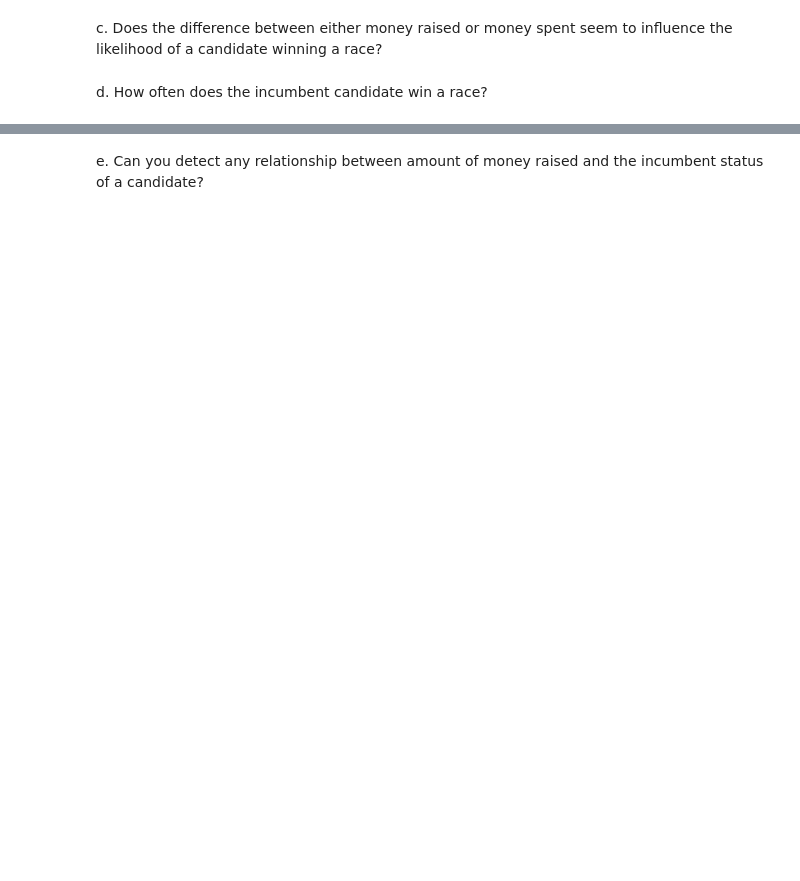
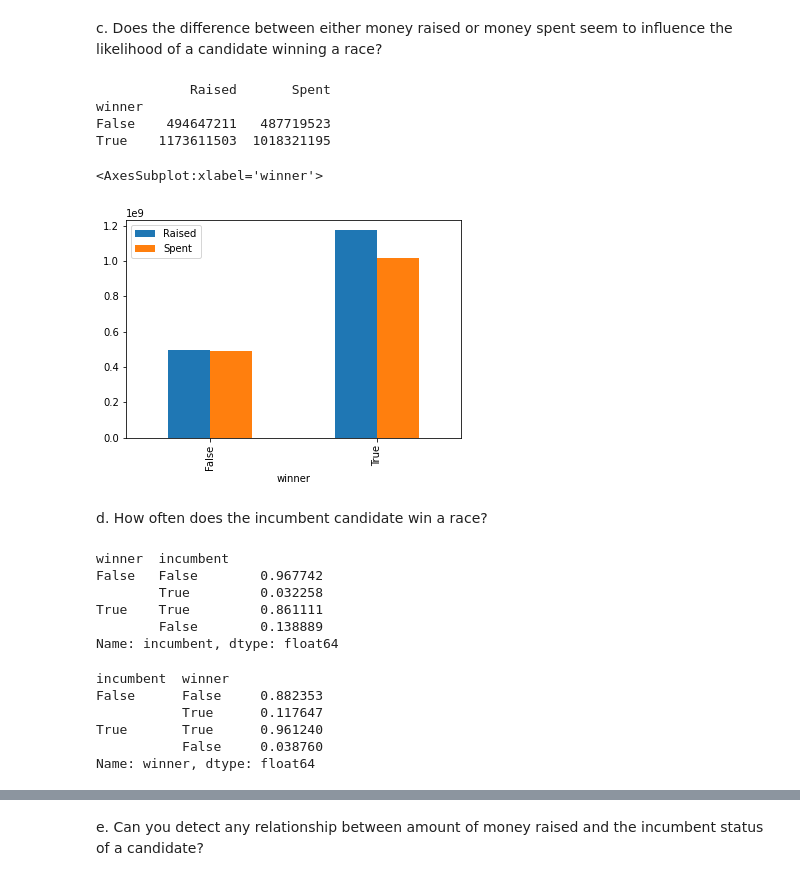
Before and after one commit to nedatahe/webscraping_open_secrets-blue-barracudas-1, a Jupyter notebook: notebooks/webscraping-project.ipynb, the cells around one changed output, grey strips where cells are left out. Drawn from its saved outputs; the diff is of its cells as text; code cells hidden in the pictures; blank space fills up the shorter version.

```diff
--- a/notebooks/webscraping-project.ipynb
+++ b/notebooks/webscraping-project.ipynb
@@ -445,4 +463,33 @@ sns.boxplot(data = final_table.sort_values(by = 'Spent', ascending = False), x =
 # %% [markdown]
 c. Does the difference between either money raised or money spent seem to influence the likelihood of a candidate winning a race?
+# %%
+money_by_winner = final_table.groupby('winner')['Raised', 'Spent'].agg(sum)
+print(money_by_winner)
+money_by_winner.plot(kind = 'bar')
+# %% [output]
+            Raised       Spent
+winner
+False    494647211   487719523
+True    1173611503  1018321195
+<AxesSubplot:xlabel='winner'>
+[figure, added]
 # %% [markdown]
 d. How often does the incumbent candidate win a race?
+# %%
+final_table.groupby('winner')['incumbent'].value_counts(normalize= True)
+# %% [output]
+winner  incumbent
+False   False        0.967742
+        True         0.032258
+True    True         0.861111
+        False        0.138889
+Name: incumbent, dtype: float64
+# %%
+final_table.groupby('incumbent')['winner'].value_counts(normalize= True)
+# %% [output]
+incumbent  winner
+False      False     0.882353
+           True      0.117647
+True       True      0.961240
+           False     0.038760
+Name: winner, dtype: float64
```
Also changed, not shown: parts of 8 cells of this notebook.
